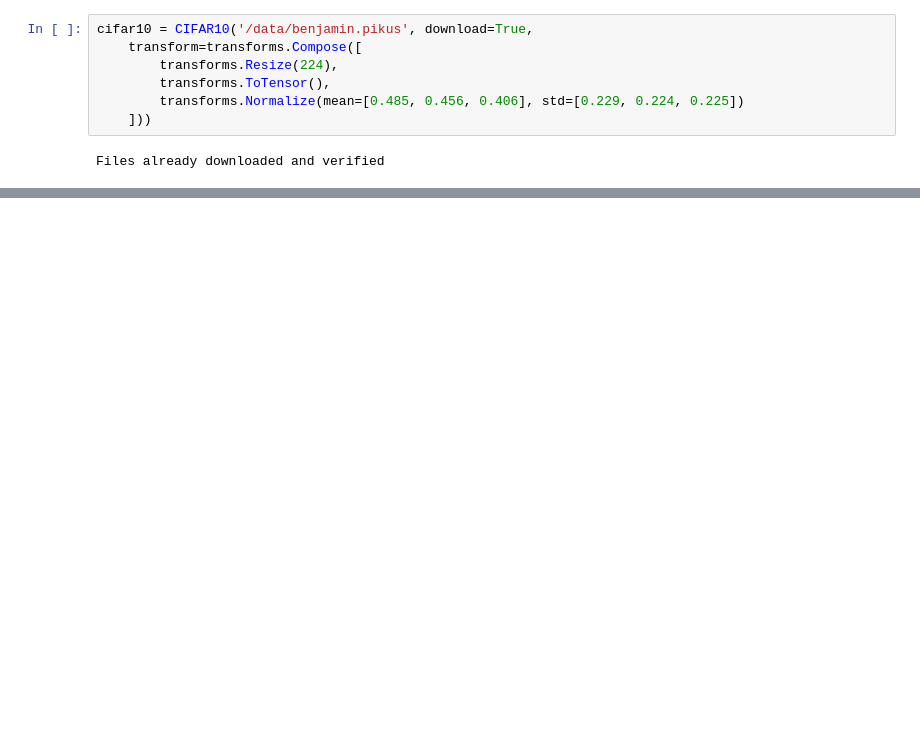
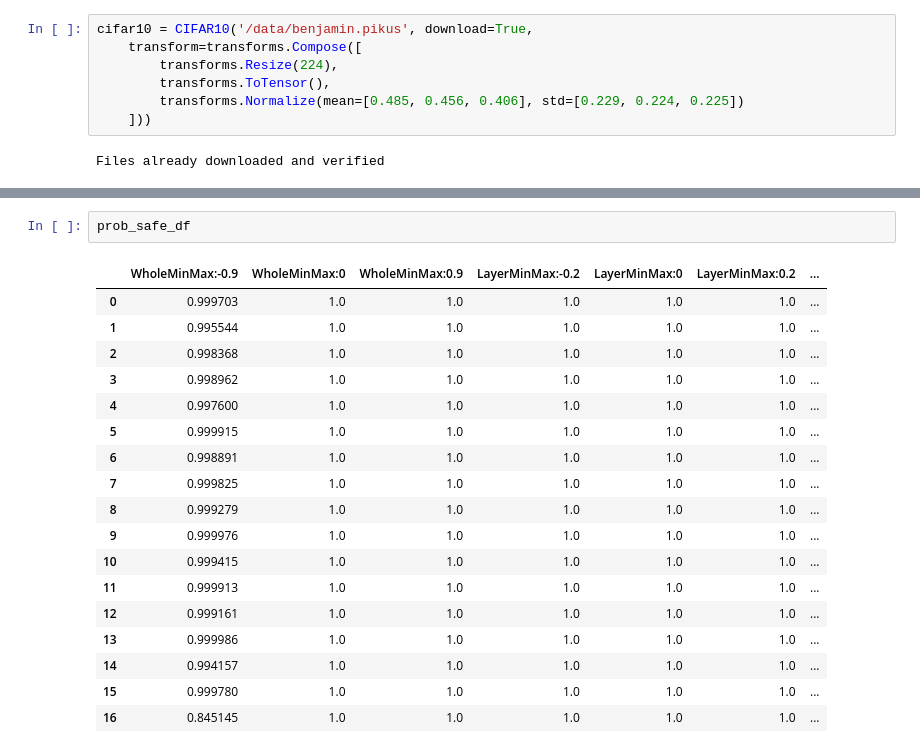
Before and after one commit to Pikus16/Safe-Regions-for-Neurons, a Jupyter notebook: Initial_RFP.ipynb, the cells around one changed output, grey strips where cells are left out. Drawn from its saved outputs; the diff is of its cells as text; blank space fills up the shorter version.

```diff
--- a/Initial_RFP.ipynb
+++ b/Initial_RFP.ipynb
@@ -268,0 +111,21 @@ df
+# %%
+prob_safe_df
+# %% [output]
+|  | WholeMinMax:-0.9 | WholeMinMax:0 | WholeMinMax:0.9 | LayerMinMax:-0.2 | LayerMinMax:0 | LayerMinMax:0.2 | ... |
+| 0 | 0.999703 | 1.0 | 1.0 | 1.0 | 1.0 | 1.0 | ... |
+| 1 | 0.995544 | 1.0 | 1.0 | 1.0 | 1.0 | 1.0 | ... |
+| 2 | 0.998368 | 1.0 | 1.0 | 1.0 | 1.0 | 1.0 | ... |
+| 3 | 0.998962 | 1.0 | 1.0 | 1.0 | 1.0 | 1.0 | ... |
+| 4 | 0.997600 | 1.0 | 1.0 | 1.0 | 1.0 | 1.0 | ... |
+| 5 | 0.999915 | 1.0 | 1.0 | 1.0 | 1.0 | 1.0 | ... |
+| 6 | 0.998891 | 1.0 | 1.0 | 1.0 | 1.0 | 1.0 | ... |
+| 7 | 0.999825 | 1.0 | 1.0 | 1.0 | 1.0 | 1.0 | ... |
+| 8 | 0.999279 | 1.0 | 1.0 | 1.0 | 1.0 | 1.0 | ... |
+| 9 | 0.999976 | 1.0 | 1.0 | 1.0 | 1.0 | 1.0 | ... |
+| 10 | 0.999415 | 1.0 | 1.0 | 1.0 | 1.0 | 1.0 | ... |
+| 11 | 0.999913 | 1.0 | 1.0 | 1.0 | 1.0 | 1.0 | ... |
+| 12 | 0.999161 | 1.0 | 1.0 | 1.0 | 1.0 | 1.0 | ... |
+| 13 | 0.999986 | 1.0 | 1.0 | 1.0 | 1.0 | 1.0 | ... |
+| 14 | 0.994157 | 1.0 | 1.0 | 1.0 | 1.0 | 1.0 | ... |
+| 15 | 0.999780 | 1.0 | 1.0 | 1.0 | 1.0 | 1.0 | ... |
+| 16 | 0.845145 | 1.0 | 1.0 | 1.0 | 1.0 | 1.0 | ... |
```
Also changed, not shown: parts of 39 cells of this notebook, 2 other files.
